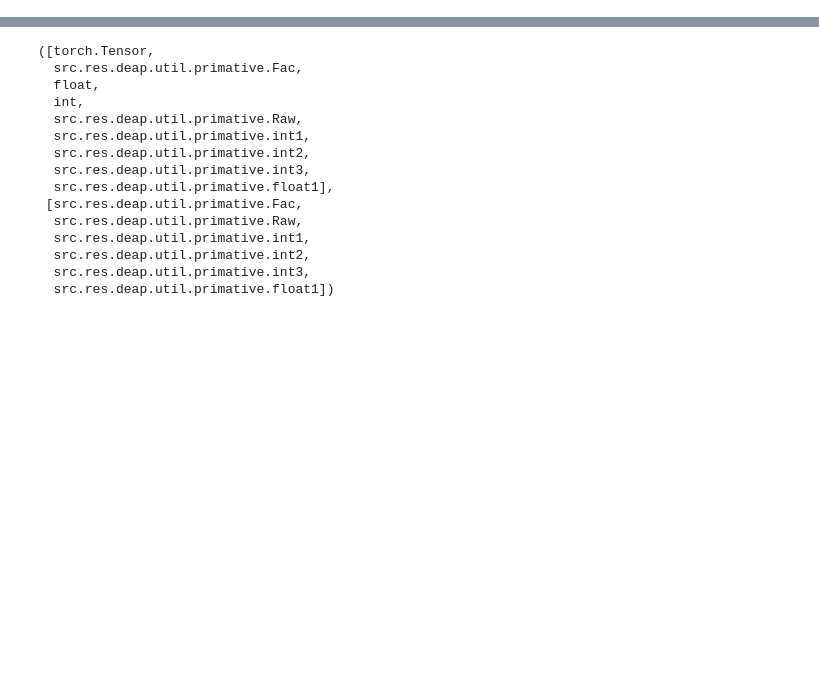
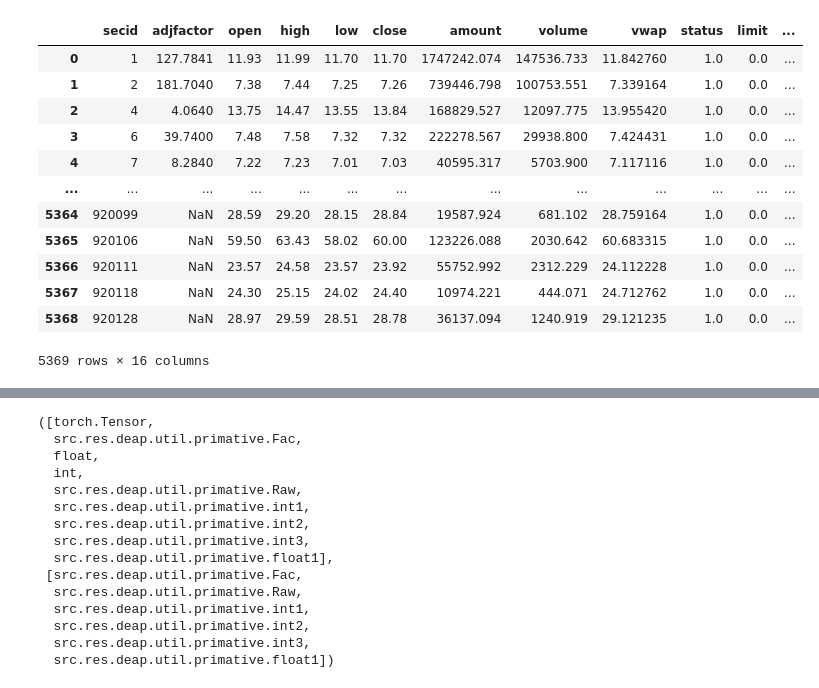
Before and after one commit to mengkjin/learndl, a Jupyter notebook: main.ipynb, the cells around one changed output, grey strips where cells are left out. Cells and saved outputs as stored; diff of their text form; code cells hidden in the pictures; blank space fills up the shorter version.

```diff
--- a/main.ipynb
+++ b/main.ipynb
@@ -80,0 +466,17 @@ MultiFactorValue(value=Tensor((5210, 484),mps:0), weight=Tensor((1, 484, 2),mps:
+# %%
+from src.proj import DB
+DB.load('trade_ts' , 'day' , 20241231)
+# %% [output]
+|  | secid | adjfactor | open | high | low | close | amount | volume | vwap | status | limit | ... |
+| 0 | 1 | 127.7841 | 11.93 | 11.99 | 11.70 | 11.70 | 1747242.074 | 147536.733 | 11.842760 | 1.0 | 0.0 | ... |
+| 1 | 2 | 181.7040 | 7.38 | 7.44 | 7.25 | 7.26 | 739446.798 | 100753.551 | 7.339164 | 1.0 | 0.0 | ... |
+| 2 | 4 | 4.0640 | 13.75 | 14.47 | 13.55 | 13.84 | 168829.527 | 12097.775 | 13.955420 | 1.0 | 0.0 | ... |
+| 3 | 6 | 39.7400 | 7.48 | 7.58 | 7.32 | 7.32 | 222278.567 | 29938.800 | 7.424431 | 1.0 | 0.0 | ... |
+| 4 | 7 | 8.2840 | 7.22 | 7.23 | 7.01 | 7.03 | 40595.317 | 5703.900 | 7.117116 | 1.0 | 0.0 | ... |
+| ... | ... | ... | ... | ... | ... | ... | ... | ... | ... | ... | ... | ... |
+| 5364 | 920099 | NaN | 28.59 | 29.20 | 28.15 | 28.84 | 19587.924 | 681.102 | 28.759164 | 1.0 | 0.0 | ... |
+| 5365 | 920106 | NaN | 59.50 | 63.43 | 58.02 | 60.00 | 123226.088 | 2030.642 | 60.683315 | 1.0 | 0.0 | ... |
+| 5366 | 920111 | NaN | 23.57 | 24.58 | 23.57 | 23.92 | 55752.992 | 2312.229 | 24.112228 | 1.0 | 0.0 | ... |
+| 5367 | 920118 | NaN | 24.30 | 25.15 | 24.02 | 24.40 | 10974.221 | 444.071 | 24.712762 | 1.0 | 0.0 | ... |
+| 5368 | 920128 | NaN | 28.97 | 29.59 | 28.51 | 28.78 | 36137.094 | 1240.919 | 29.121235 | 1.0 | 0.0 | ... |
+5369 rows × 16 columns
```
Also changed, not shown: parts of 8 cells of this notebook, 24 other files.
